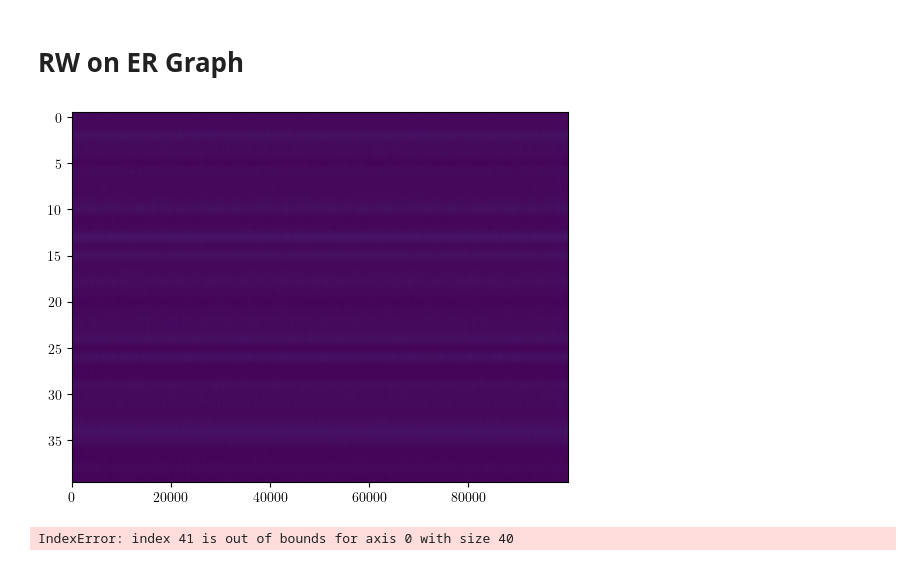
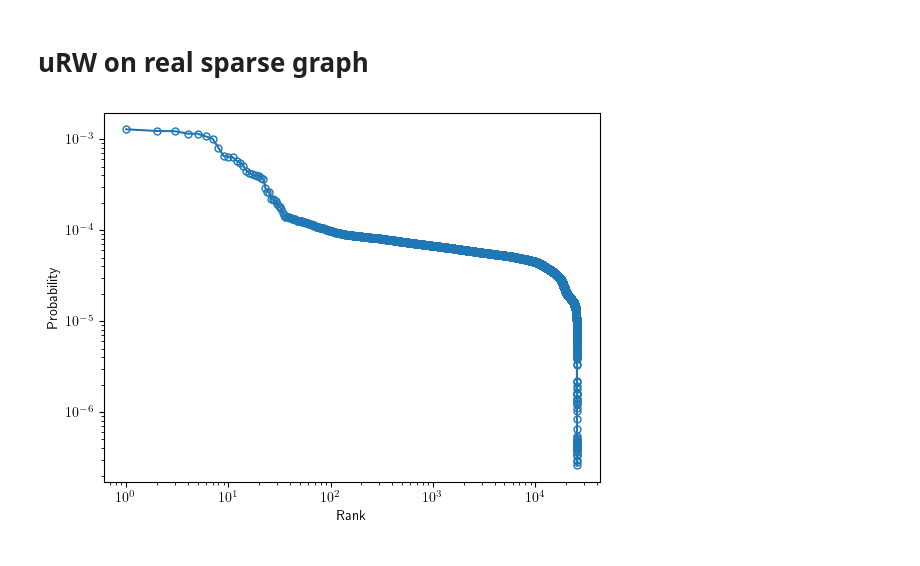
Before and after one commit to akshaysanjeevk/Road-Network-Stat-SGN2025, a Jupyter notebook: notebook2.ipynb, the cells around one changed output. Drawn from its saved outputs; the diff is of its cells as text; code cells hidden in the pictures.

```diff
--- a/notebook2.ipynb
+++ b/notebook2.ipynb
@@ -117,12 +111,2 @@ plt.show()
 # %% [markdown]
-# RW on ER Graph
+# uRW on real sparse graph
-# %%
-ERG = nx.erdos_renyi_graph(N, p=0.093)
-
-unWRWplot(ERG, n, tmax)
-# %% [output]
-[figure, removed]
-# %%
-WSN = nx.watts_strogatz_graph(42, 4, 0.1)
-# %% [output]
-IndexError: index 41 is out of bounds for axis 0 with size 40
@@ -128,0 +120,29 @@ IndexError: index 41 is out of bounds for axis 0 with size 40
+# %%
+filename="RW_MUM_n500000_t100.npz"
+X = np.load(f"./{filename}")["arr"]
+# %%
+import numpy as np
+import matplotlib.pyplot as plt
+
+# occupation counts
+counts = np.bincount(X.ravel())
+P = counts / counts.sum()
+
+# remove zero-probability nodes
+P = P[P > 0]
+
+# sort probabilities (descending)
+P_sorted = np.sort(P)[::-1]
+
+# rank
+rank = np.arange(1, len(P_sorted) + 1)
+
+# semi-log plot (log y)
+plt.figure()
+plt.loglog(rank, P_sorted, 'o-', markersize=5,  fillstyle='none')
+plt.xlabel("Rank")
+plt.ylabel("Probability")
+
+plt.show()
+# %% [output]
+[figure, added]
```
Also changed, not shown: parts of 9 cells of this notebook, 7 other files.
